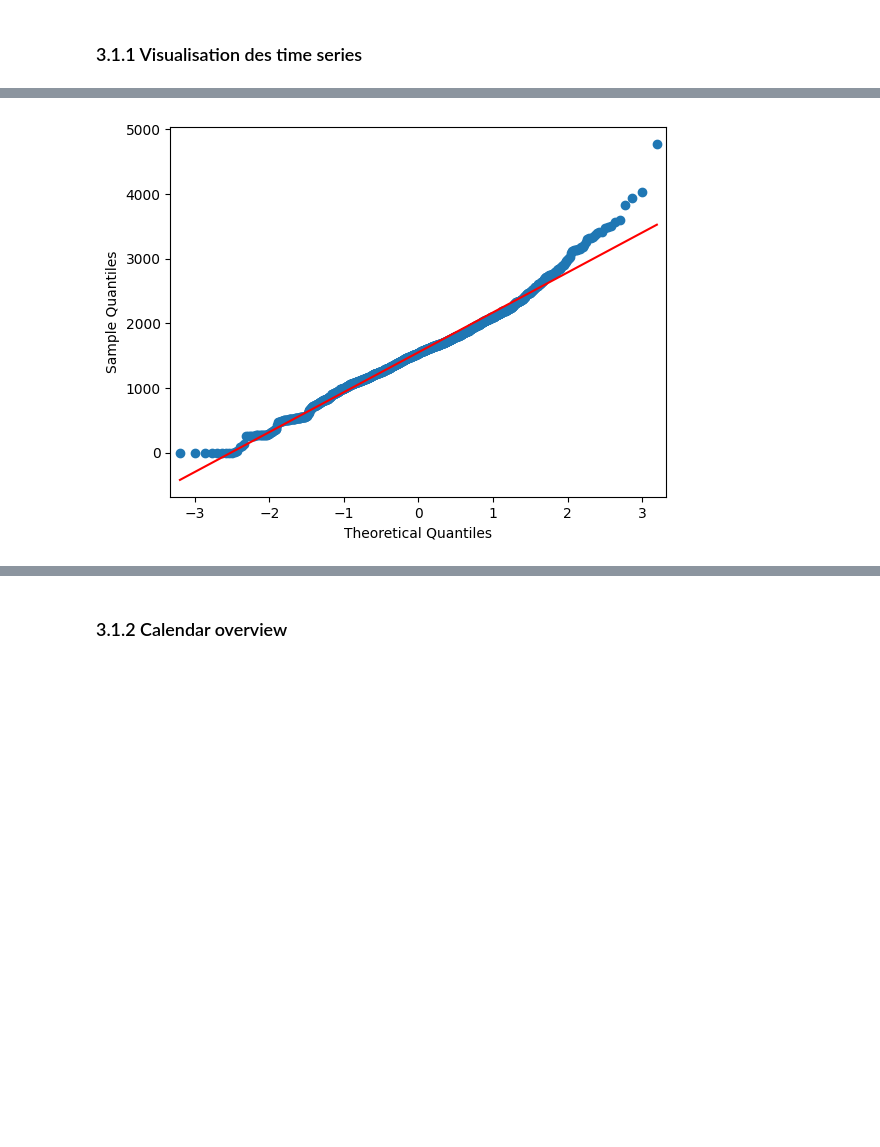
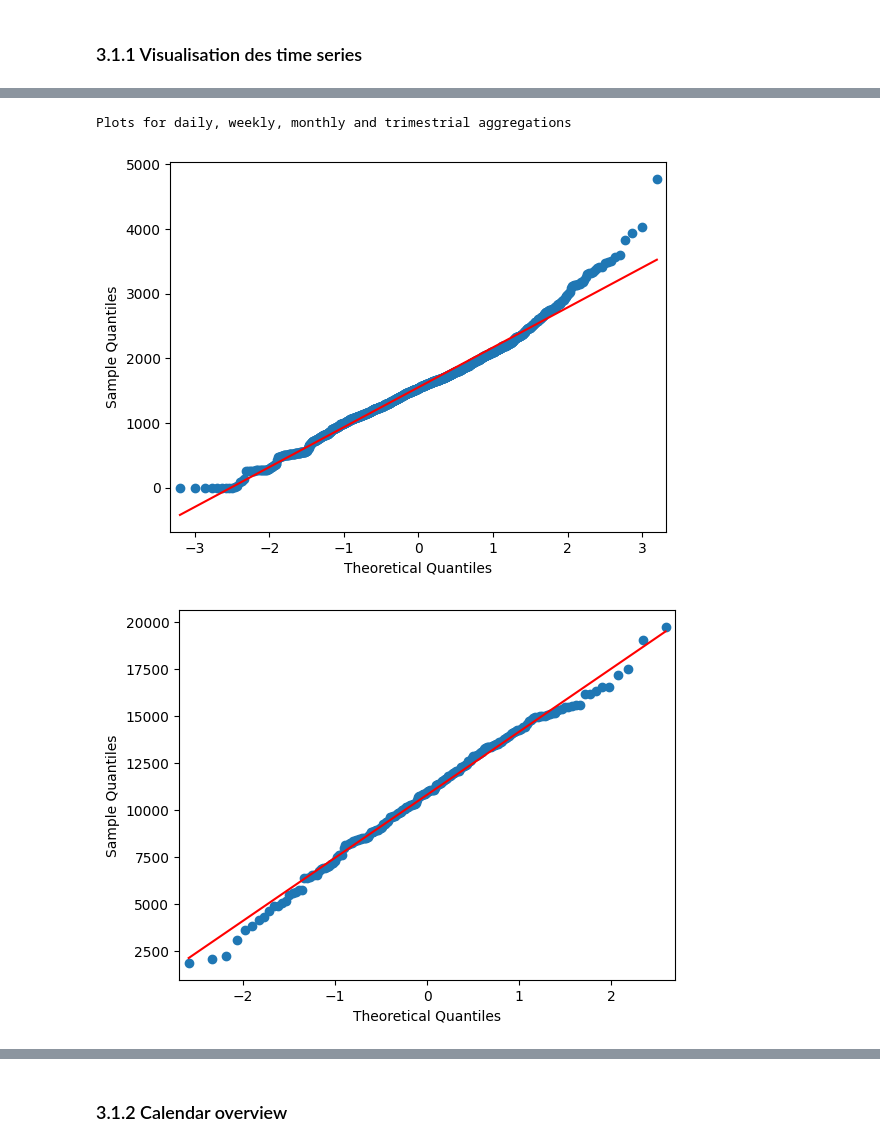
Before and after one commit to sarrabenyahia/ML-DL-time-series, a Jupyter notebook: src/notebook.ipynb, the cells around one changed output, grey strips where cells are left out. Drawn from its saved outputs; the diff is of its cells as text; code cells hidden in the pictures; blank space fills up the shorter version.

```diff
--- a/src/notebook.ipynb
+++ b/src/notebook.ipynb
@@ -165,5 +149,7 @@ dataplot_trimester.plot_histogram(TARGET)
 # %%
 # Add probability plot for the column
-dataplot_daily.plot_prob(TARGET)
+dataplots.plot_prob(column=TARGET)
 # %% [output]
+Plots for daily, weekly, monthly and trimestrial aggregations
 [figure]
+[figure, added]
```
Also changed, not shown: parts of 12 cells of this notebook, 1 other file.
